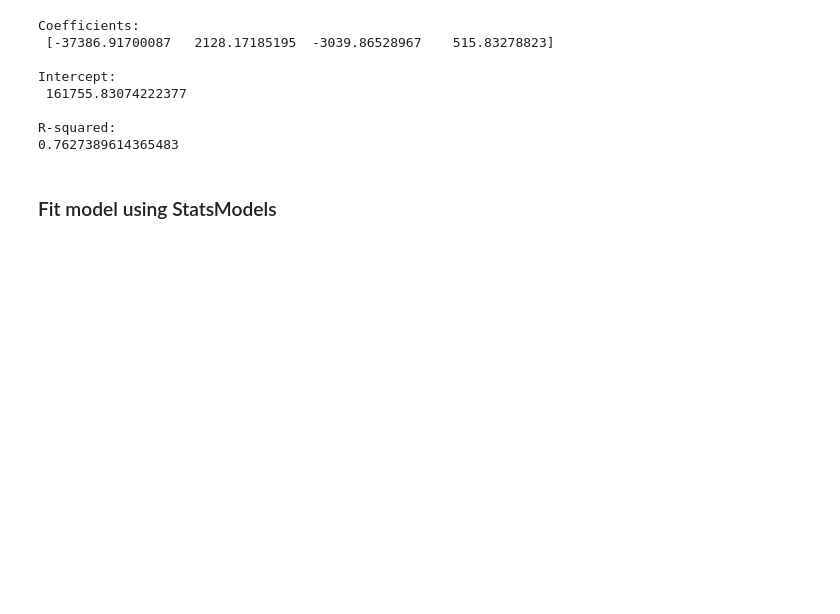
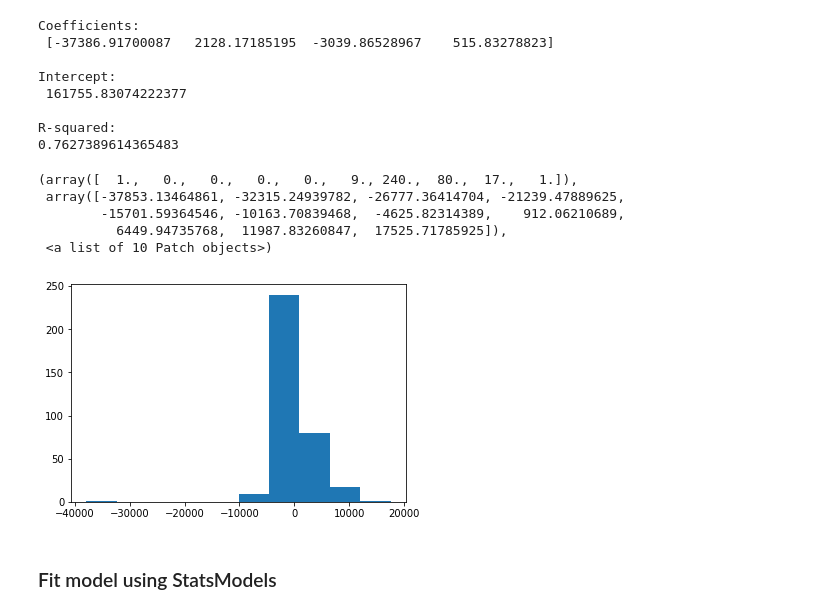
Before and after one commit to gbetegon/thinkful_exercises, a Jupyter notebook: 3_bootcamp/U2L4/Linear Regression.ipynb, the cells around one changed output. Cells and saved outputs as stored; diff of their text form; code cells hidden in the pictures; blank space fills up the shorter version.

```diff
--- a/3_bootcamp/U2L4/Linear Regression.ipynb
+++ b/3_bootcamp/U2L4/Linear Regression.ipynb
@@ -207,6 +212,19 @@ Intercept:
 
 R-squared:
 0.7627389614365483
+# %%
+predicted = regr.predict(X).ravel()
+actual = crime['prop_crime']
+residual = predicted - actual
+
+plt.hist(residual)
+# %% [output]
+(array([  1.,   0.,   0.,   0.,   0.,   9., 240.,  80.,  17.,   1.]),
+ array([-37853.13464861, -32315.24939782, -26777.36414704, -21239.47889625,
+        -15701.59364546, -10163.70839468,  -4625.82314389,    912.06210689,
+          6449.94735768,  11987.83260847,  17525.71785925]),
+ <a list of 10 Patch objects>)
+[figure, added]
 # %% [markdown]
 ### Fit model using StatsModels
 # %%
```
Also changed, not shown: parts of 39 cells of this notebook.
